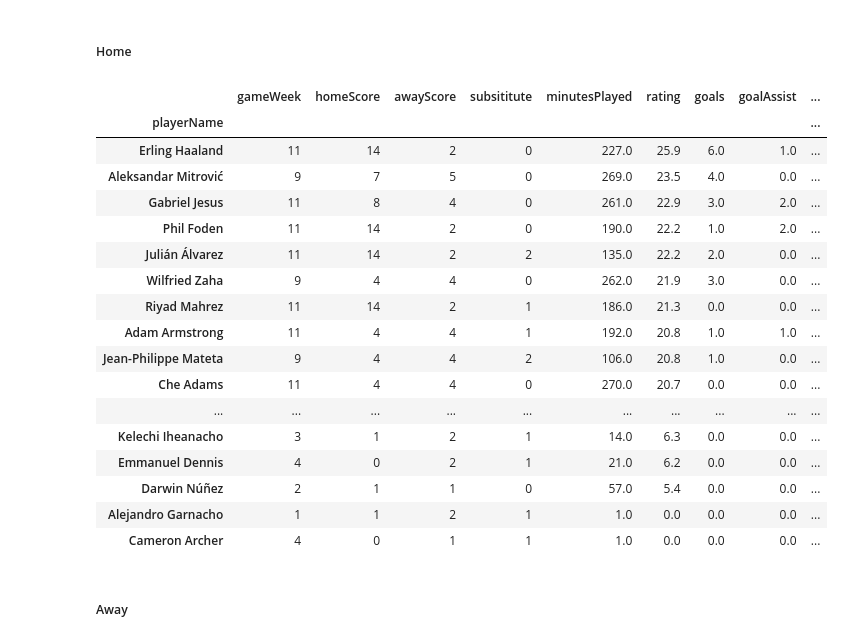
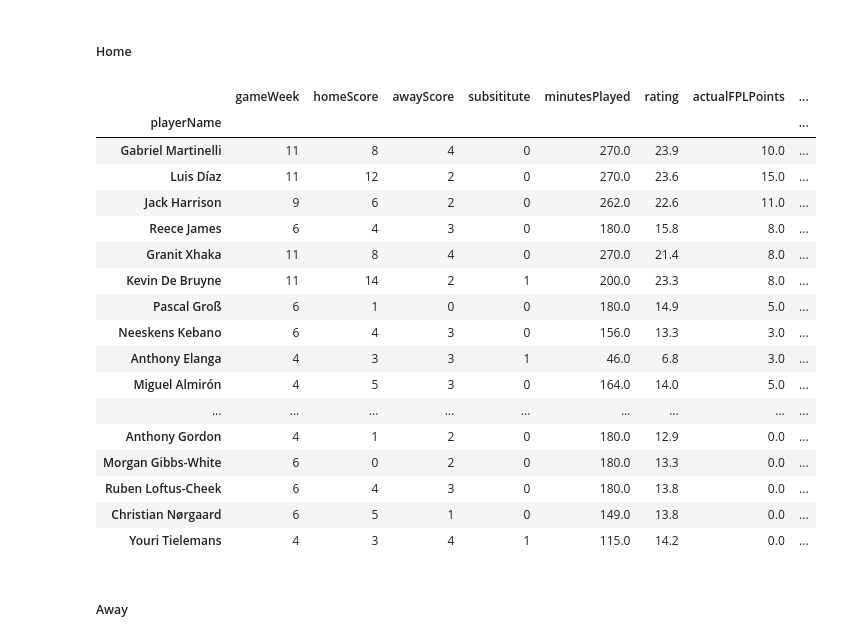
Before and after one commit to umer11792/premier-league-statistical-analysis, a Jupyter notebook: SofaScore.ipynb, the cells around one changed output. Drawn from its saved outputs; the diff is of its cells as text; code cells hidden in the pictures.

```diff
--- a/SofaScore.ipynb
+++ b/SofaScore.ipynb
@@ -161,7 +183,31 @@ COLUMNS_NG = [
 ]
+# %%
+def calculate_actual_attack_points(row):
+    pts = row['goalAssist'] * 3
+    if row['playerPosition'] == 'F':
+        pts += (row['goals'] * 4)
+    elif row['playerPosition'] == 'M':
+        pts += (row['goals'] * 5)
+    elif row['playerPosition'] == 'D':
+        pts += (row['goals'] * 6)
+    return pts
+
+def calculate_possible_attack_points(row):
+    pts = row['assistThreat'] * 3
+    if row['playerPosition'] == 'F':
+        pts += (row['goalThreat'] * 4)
+    elif row['playerPosition'] == 'M':
+        pts += (row['goalThreat'] * 5)
+    elif row['playerPosition'] == 'D':
+        pts += (row['goalThreat'] * 6)
+    return pts
 # %%
 def get_player_stats(stats, playerPosition='NG', minutesPlayed=1, gameweeks=[], matchId=None):
     df = stats.fillna(0)
+    df['goalThreat'] = df['goals'] + df['hitWoodwork'] + df['bigChanceMissed']
+    df['assistThreat'] = df['goalAssist'] + df['penaltyWon'] + df['bigChanceCreated']
+    df['actualFPLPoints'] = df.apply(lambda x: calculate_actual_attack_points(x), axis=1)
+    df['possibleFPLPoints'] = df.apply(lambda x: calculate_possible_attack_points(x), axis=1)
     df = df[df.minutesPlayed >= minutesPlayed]
     df = df[df.playerPosition == playerPosition] if playerPosition != 'NG' else df[df.playerPosition != 'G']
     if gameweeks:
@@ -184,10 +230,8 @@ def stats_filter(data, playerName=None, playerPosition=None, teamName=None, loca
         filtered = filtered[filtered['playerPosition'] == playerPosition]
     if teamName:
         filtered = filtered[filtered['teamName'] == teamName]
-    if location == 'Home':
-        filtered = filtered[filtered['teamName'] == filtered['homeTeam']]
-    elif location == 'Away':
-        filtered = filtered[filtered['teamName'] == filtered['awayTeam']]
+    if location != 'All':
+        filtered = filtered[filtered['playingOn'] == location]
     if gameWeeks:
         filtered = filtered[filtered['gameWeek'].isin(gameWeeks)]
     return filtered
@@ -196,3 +240,5 @@ def stats_filter(data, playerName=None, playerPosition=None, teamName=None, loca
+# %%
+selected_position = 'F'
 # %% [markdown]
 ##### Home and Away
 # %%
@@ -220,27 +266,27 @@ filtered.groupby(['playerName']).agg(sum).sort_values(['rating', 'minutesPlayed'
 # %% [markdown]
 ##### Home
 # %%
-filtered = stats_filter(players_ng, playerPosition='F', location='Home')
-filtered.groupby(['playerName']).agg(sum).sort_values(['rating', 'minutesPlayed'], ascending=[False, False])
+filtered = stats_filter(players_ng, playerPosition=selected_position, location='Home')
+filtered.groupby(['playerName']).agg(sum).sort_values(['possibleFPLPoints', 'actualFPLPoints', 'minutesPlayed'], ascending=False).iloc[:50]
 # %% [output]
-|  | gameWeek | homeScore | awayScore | subsititute | minutesPlayed | rating | goals | goalAssist | ... |
-| playerName |  |  |  |  |  |  |  |  | ... |
-| Erling Haaland | 11 | 14 | 2 | 0 | 227.0 | 25.9 | 6.0 | 1.0 | ... |
-| Aleksandar Mitrović | 9 | 7 | 5 | 0 | 269.0 | 23.5 | 4.0 | 0.0 | ... |
-| Gabriel Jesus | 11 | 8 | 4 | 0 | 261.0 | 22.9 | 3.0 | 2.0 | ... |
-| Phil Foden | 11 | 14 | 2 | 0 | 190.0 | 22.2 | 1.0 | 2.0 | ... |
-| Julián Álvarez | 11 | 14 | 2 | 2 | 135.0 | 22.2 | 2.0 | 0.0 | ... |
-| Wilfried Zaha | 9 | 4 | 4 | 0 | 262.0 | 21.9 | 3.0 | 0.0 | ... |
-| Riyad Mahrez | 11 | 14 | 2 | 1 | 186.0 | 21.3 | 0.0 | 0.0 | ... |
-| Adam Armstrong | 11 | 4 | 4 | 1 | 192.0 | 20.8 | 1.0 | 1.0 | ... |
-| Jean-Philippe Mateta | 9 | 4 | 4 | 2 | 106.0 | 20.8 | 1.0 | 0.0 | ... |
-| Che Adams | 11 | 4 | 4 | 0 | 270.0 | 20.7 | 0.0 | 0.0 | ... |
-| ... | ... | ... | ... | ... | ... | ... | ... | ... | ... |
-| Kelechi Iheanacho | 3 | 1 | 2 | 1 | 14.0 | 6.3 | 0.0 | 0.0 | ... |
-| Emmanuel Dennis | 4 | 0 | 2 | 1 | 21.0 | 6.2 | 0.0 | 0.0 | ... |
-| Darwin Núñez | 2 | 1 | 1 | 0 | 57.0 | 5.4 | 0.0 | 0.0 | ... |
-| Alejandro Garnacho | 1 | 1 | 2 | 1 | 1.0 | 0.0 | 0.0 | 0.0 | ... |
-| Cameron Archer | 4 | 0 | 1 | 1 | 1.0 | 0.0 | 0.0 | 0.0 | ... |
+|  | gameWeek | homeScore | awayScore | subsititute | minutesPlayed | rating | actualFPLPoints | ... |
+| playerName |  |  |  |  |  |  |  | ... |
+| Gabriel Martinelli | 11 | 8 | 4 | 0 | 270.0 | 23.9 | 10.0 | ... |
+| Luis Díaz | 11 | 12 | 2 | 0 | 270.0 | 23.6 | 15.0 | ... |
+| Jack Harrison | 9 | 6 | 2 | 0 | 262.0 | 22.6 | 11.0 | ... |
+| Reece James | 6 | 4 | 3 | 0 | 180.0 | 15.8 | 8.0 | ... |
+| Granit Xhaka | 11 | 8 | 4 | 0 | 270.0 | 21.4 | 8.0 | ... |
+| Kevin De Bruyne | 11 | 14 | 2 | 1 | 200.0 | 23.3 | 8.0 | ... |
+| Pascal Groß | 6 | 1 | 0 | 0 | 180.0 | 14.9 | 5.0 | ... |
+| Neeskens Kebano | 6 | 4 | 3 | 0 | 156.0 | 13.3 | 3.0 | ... |
+| Anthony Elanga | 4 | 3 | 3 | 1 | 46.0 | 6.8 | 3.0 | ... |
+| Miguel Almirón | 4 | 5 | 3 | 0 | 164.0 | 14.0 | 5.0 | ... |
+| ... | ... | ... | ... | ... | ... | ... | ... | ... |
+| Anthony Gordon | 4 | 1 | 2 | 0 | 180.0 | 12.9 | 0.0 | ... |
+| Morgan Gibbs-White | 6 | 0 | 2 | 0 | 180.0 | 13.3 | 0.0 | ... |
+| Ruben Loftus-Cheek | 6 | 4 | 3 | 0 | 180.0 | 13.8 | 0.0 | ... |
+| Christian Nørgaard | 6 | 5 | 1 | 0 | 149.0 | 13.8 | 0.0 | ... |
+| Youri Tielemans | 4 | 3 | 4 | 1 | 115.0 | 14.2 | 0.0 | ... |
 # %% [markdown]
 ##### Away
 # %%
```
Also changed, not shown: parts of 8 cells of this notebook.
